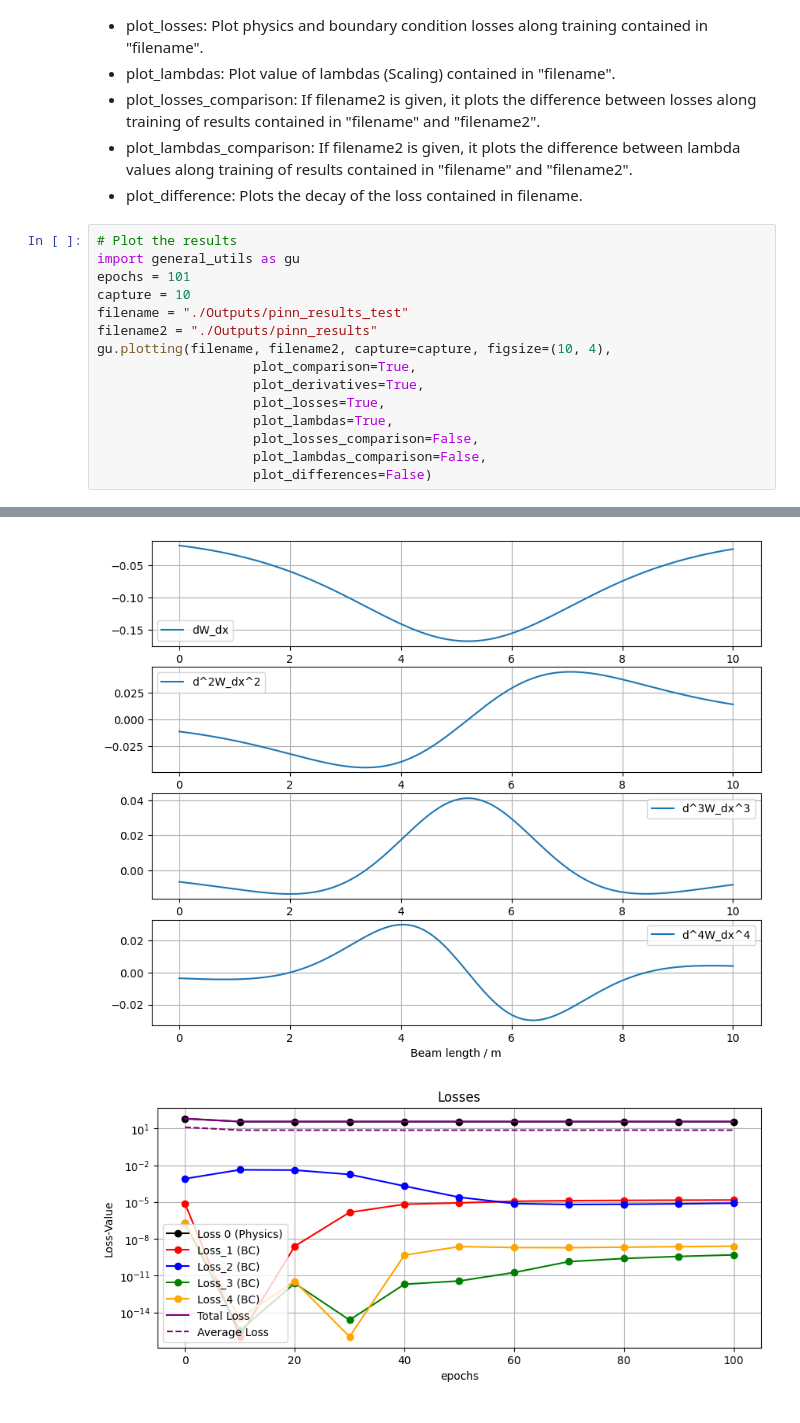
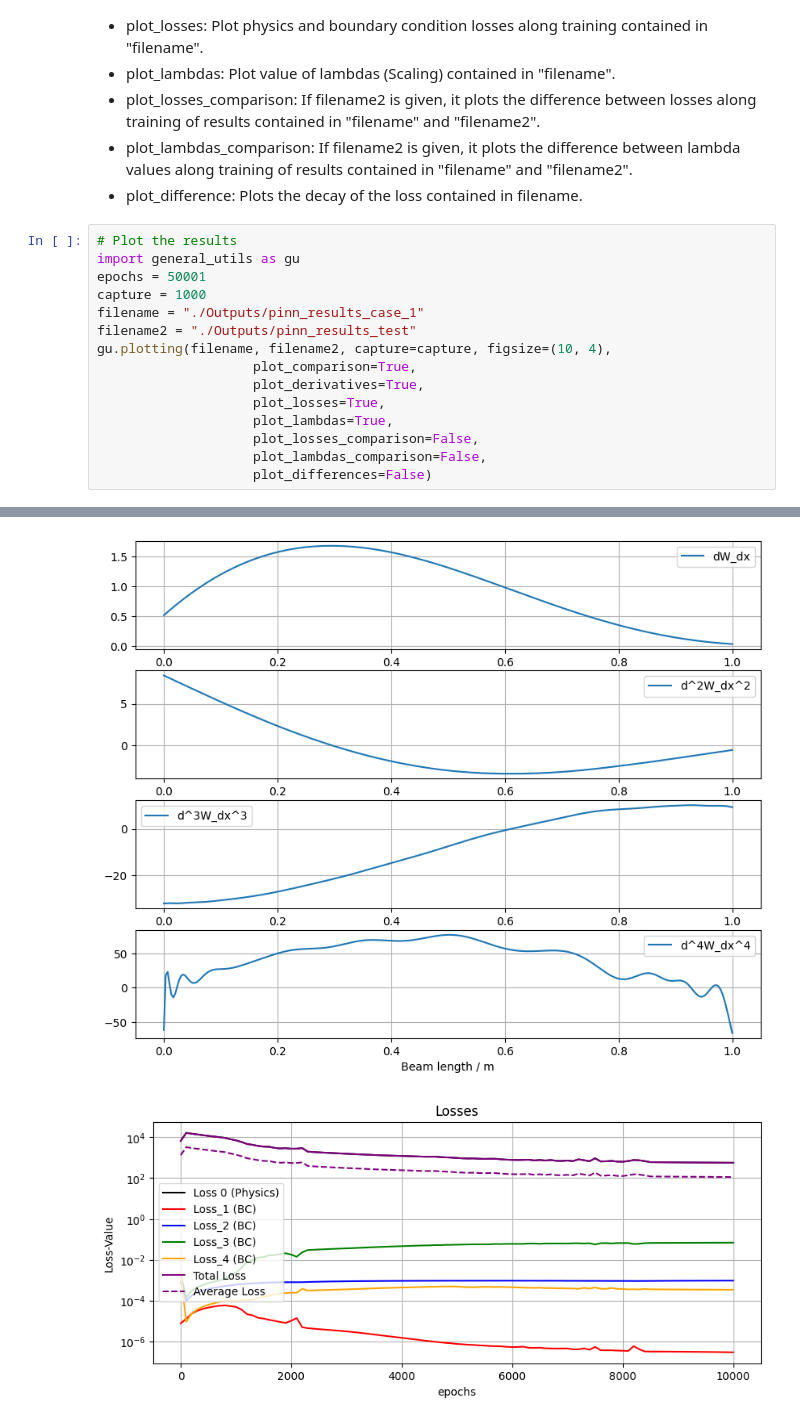
Before and after one commit to iagr98/PINN_IAM, a Jupyter notebook: visualization.ipynb, the cells around one changed output, grey strips where cells are left out. Cells and saved outputs as stored; diff of their text form.

Commit message:
Chaged distributed constant load to sin load for cases 1, 2 and 3. Also updated the analytical solution.

```diff
--- a/visualization.ipynb
+++ b/visualization.ipynb
@@ -18,10 +18,10 @@ Set "True" or "False":
 # %%
 # Plot the results
 import general_utils as gu
-epochs = 101
-capture = 10
-filename = "./Outputs/pinn_results_test"
-filename2 = "./Outputs/pinn_results"
+epochs = 50001
+capture = 1000
+filename = "./Outputs/pinn_results_case_1"
+filename2 = "./Outputs/pinn_results_test"
 gu.plotting(filename, filename2, capture=capture, figsize=(10, 4),
                     plot_comparison=True,
                     plot_derivatives=True,
@@ -35,2 +35,2 @@ gu.plotting(filename, filename2, capture=capture, figsize=(10, 4),
-[figure, old version]
+[figure, new version]
-[figure, old version]
+[figure, new version]
```
Also changed, not shown: parts of 1 cell of this notebook, 21 other files.
